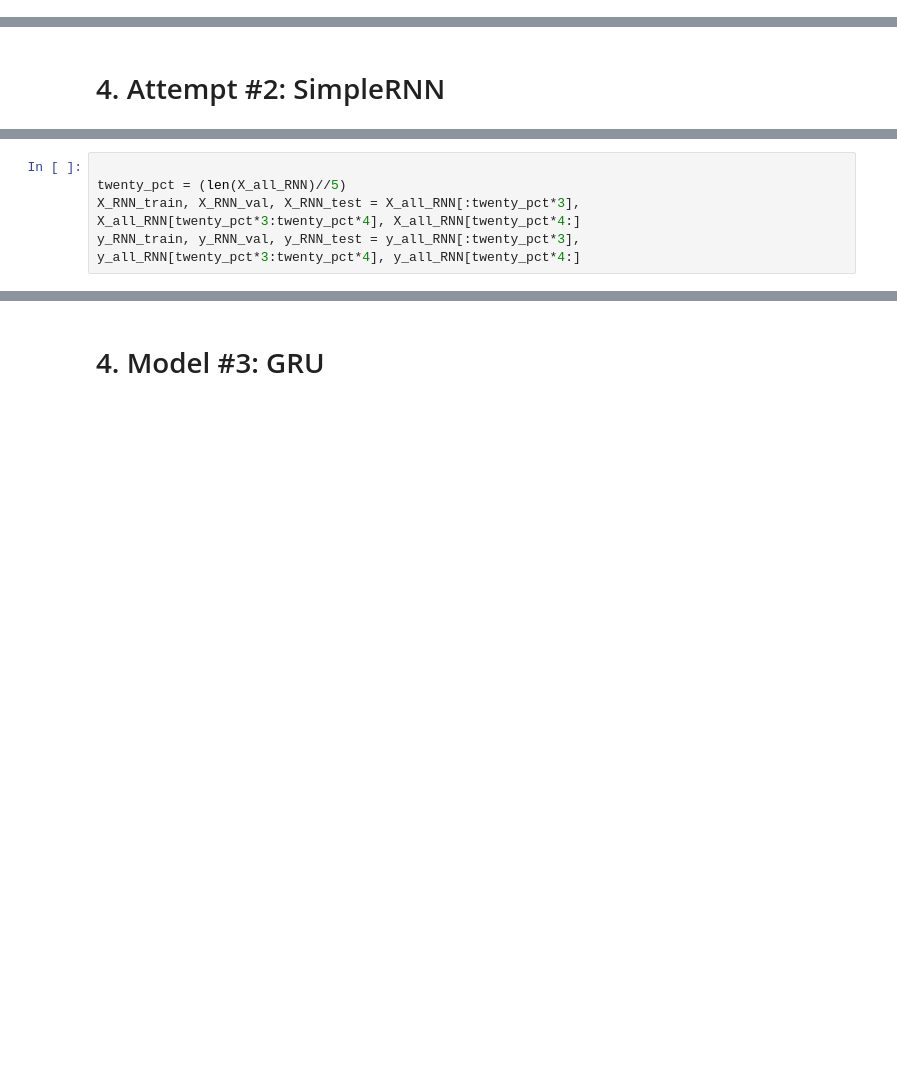
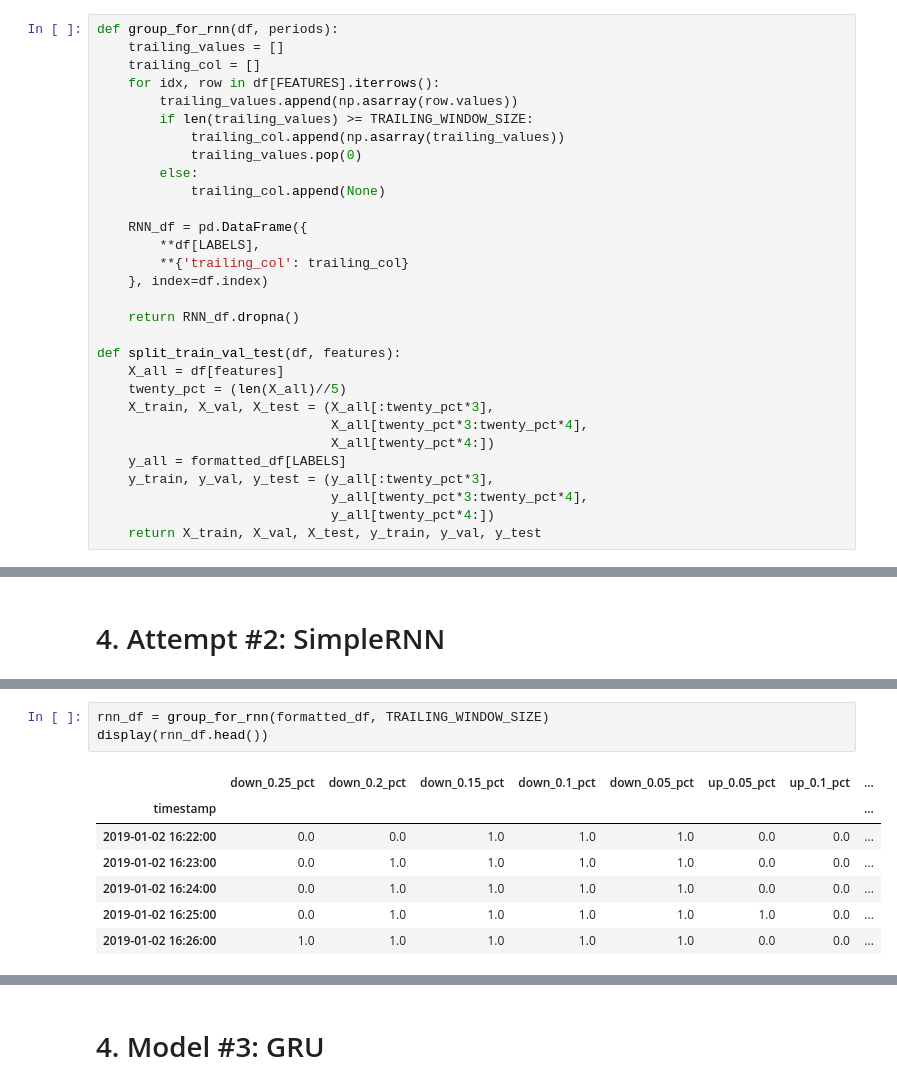
Before and after one commit to itsjohnward/pbc, a Jupyter notebook: pbc-analysis.ipynb, the cells around one changed output, grey strips where cells are left out. Saved outputs shown, nothing was run; the diff lists cells and outputs as text; blank space fills up the shorter version.

```diff
--- a/pbc-analysis.ipynb
+++ b/pbc-analysis.ipynb
@@ -201,2 +335,32 @@ plot_label_frequency()
+# %%
+def group_for_rnn(df, periods):
+    trailing_values = []
+    trailing_col = []
+    for idx, row in df[FEATURES].iterrows():
+        trailing_values.append(np.asarray(row.values))
+        if len(trailing_values) >= TRAILING_WINDOW_SIZE:
+            trailing_col.append(np.asarray(trailing_values))
+            trailing_values.pop(0)
+        else:
+            trailing_col.append(None)
+
+    RNN_df = pd.DataFrame({
+        **df[LABELS],
+        **{'trailing_col': trailing_col}
+    }, index=df.index)
+
+    return RNN_df.dropna()
+
+def split_train_val_test(df, features):
+    X_all = df[features]
+    twenty_pct = (len(X_all)//5)
+    X_train, X_val, X_test = (X_all[:twenty_pct*3],
+                              X_all[twenty_pct*3:twenty_pct*4],
+                              X_all[twenty_pct*4:])
+    y_all = formatted_df[LABELS]
+    y_train, y_val, y_test = (y_all[:twenty_pct*3],
+                              y_all[twenty_pct*3:twenty_pct*4],
+                              y_all[twenty_pct*4:])
+    return X_train, X_val, X_test, y_train, y_val, y_test
 # %% [markdown]
 # 3. Attempt #1: Simple Neural Net
@@ -412,5 +427,11 @@ display(y_all_RNN.head())
-# %%
-
-twenty_pct = (len(X_all_RNN)//5)
-X_RNN_train, X_RNN_val, X_RNN_test = X_all_RNN[:twenty_pct*3], X_all_RNN[twenty_pct*3:twenty_pct*4], X_all_RNN[twenty_pct*4:]
-y_RNN_train, y_RNN_val, y_RNN_test = y_all_RNN[:twenty_pct*3], y_all_RNN[twenty_pct*3:twenty_pct*4], y_all_RNN[twenty_pct*4:]
+# %%
+rnn_df = group_for_rnn(formatted_df, TRAILING_WINDOW_SIZE)
+display(rnn_df.head())
+# %% [output]
+|  | down_0.25_pct | down_0.2_pct | down_0.15_pct | down_0.1_pct | down_0.05_pct | up_0.05_pct | up_0.1_pct | ... |
+| timestamp |  |  |  |  |  |  |  | ... |
+| 2019-01-02 16:22:00 | 0.0 | 0.0 | 1.0 | 1.0 | 1.0 | 0.0 | 0.0 | ... |
+| 2019-01-02 16:23:00 | 0.0 | 1.0 | 1.0 | 1.0 | 1.0 | 0.0 | 0.0 | ... |
+| 2019-01-02 16:24:00 | 0.0 | 1.0 | 1.0 | 1.0 | 1.0 | 0.0 | 0.0 | ... |
+| 2019-01-02 16:25:00 | 0.0 | 1.0 | 1.0 | 1.0 | 1.0 | 1.0 | 0.0 | ... |
+| 2019-01-02 16:26:00 | 1.0 | 1.0 | 1.0 | 1.0 | 1.0 | 0.0 | 0.0 | ... |
```
Also changed, not shown: parts of 30 cells of this notebook.
